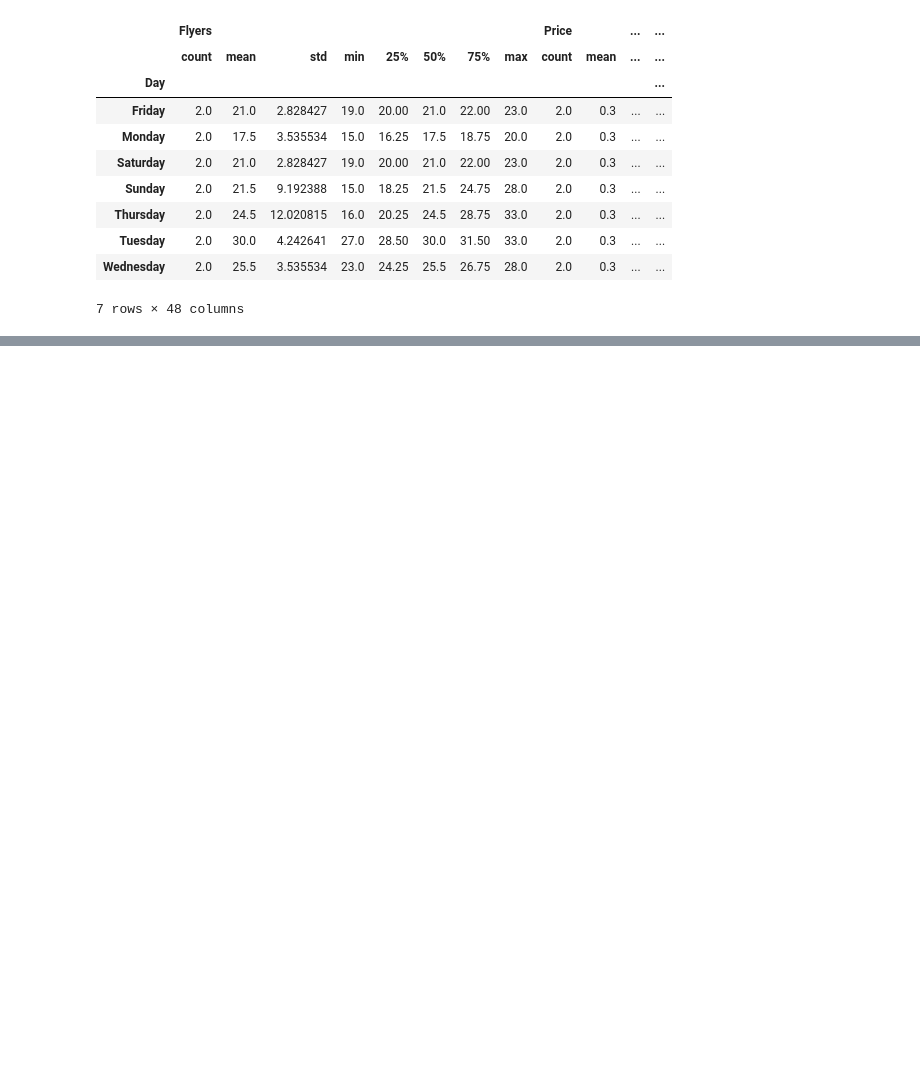
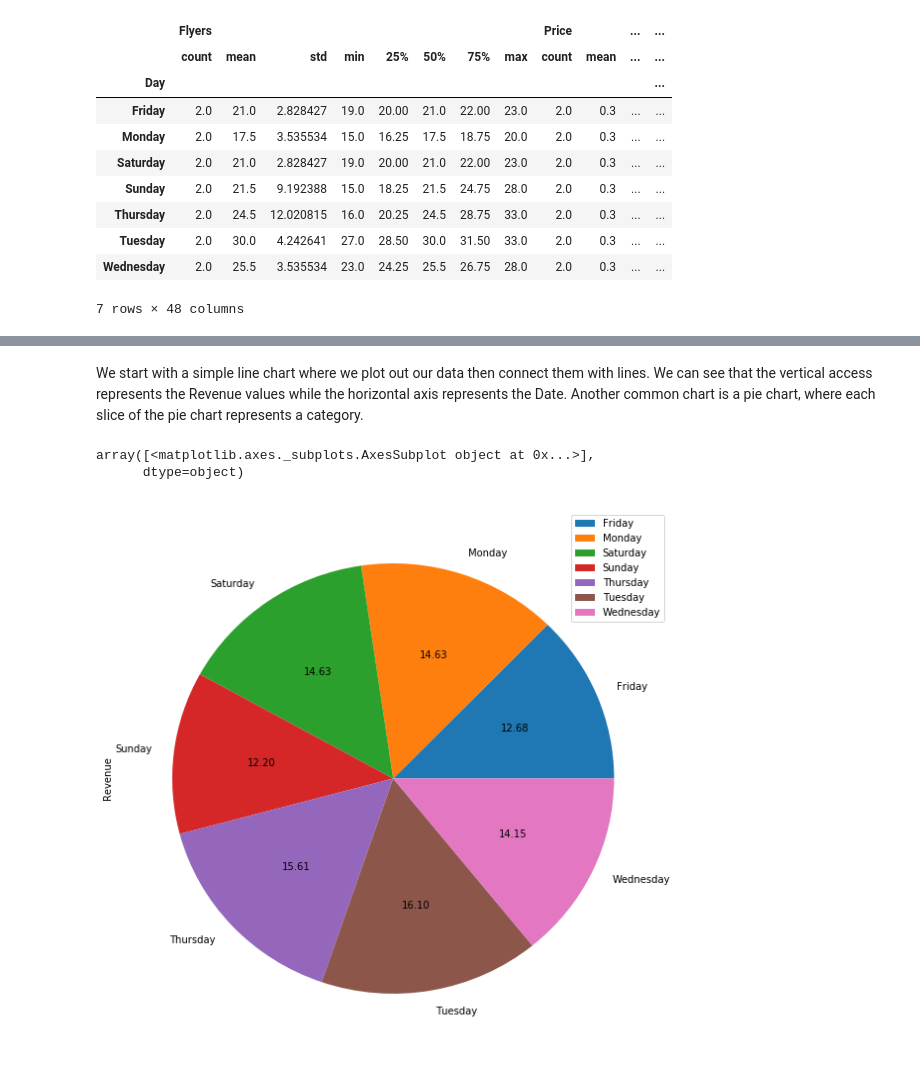
Before and after one commit to Thescuba/data-science, a Jupyter notebook: Data-Analysis-Fundamentals.ipynb, the cells around one changed output, grey strips where cells are left out. Saved outputs shown, nothing was run; the diff lists cells and outputs as text; code cells hidden in the pictures; blank space fills up the shorter version.

Commit message:
Finished up data-analysis-fundamental and added intro-stats

```diff
--- a/Data-Analysis-Fundamentals.ipynb
+++ b/Data-Analysis-Fundamentals.ipynb
@@ -80,0 +123,8 @@ df_2_week.groupby('Day').describe()
+# %% [markdown]
+We start with a simple line chart where we plot out our data then connect them with lines. We can see that the vertical access represents the Revenue values while the horizontal axis represents the Date. Another common chart is a pie chart, where each slice of the pie chart represents a category.
+# %%
+df_2_week.loc[:,['Day', 'Revenue']].groupby('Day').mean().plot(kind = 'pie', subplots=True, figsize=(10, 10),autopct='%.2f')
+# %% [output]
+array([<matplotlib.axes._subplots.AxesSubplot object at 0x...>],
+      dtype=object)
+[figure, added]
```
Also changed, not shown: parts of 13 cells of this notebook, 1 other file.
